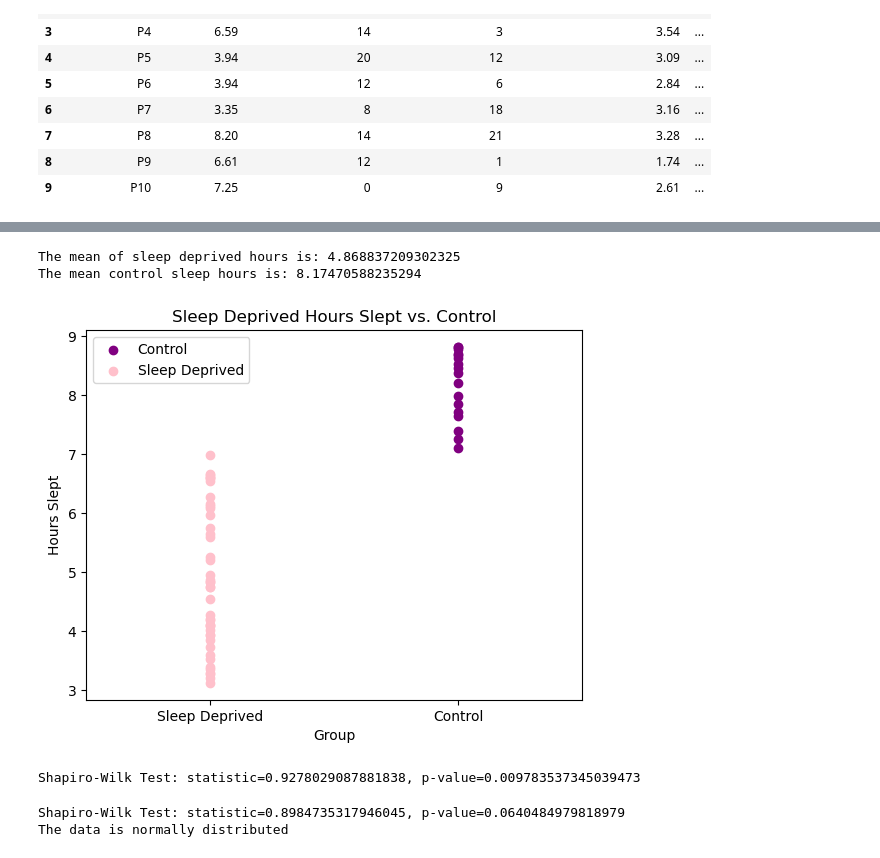
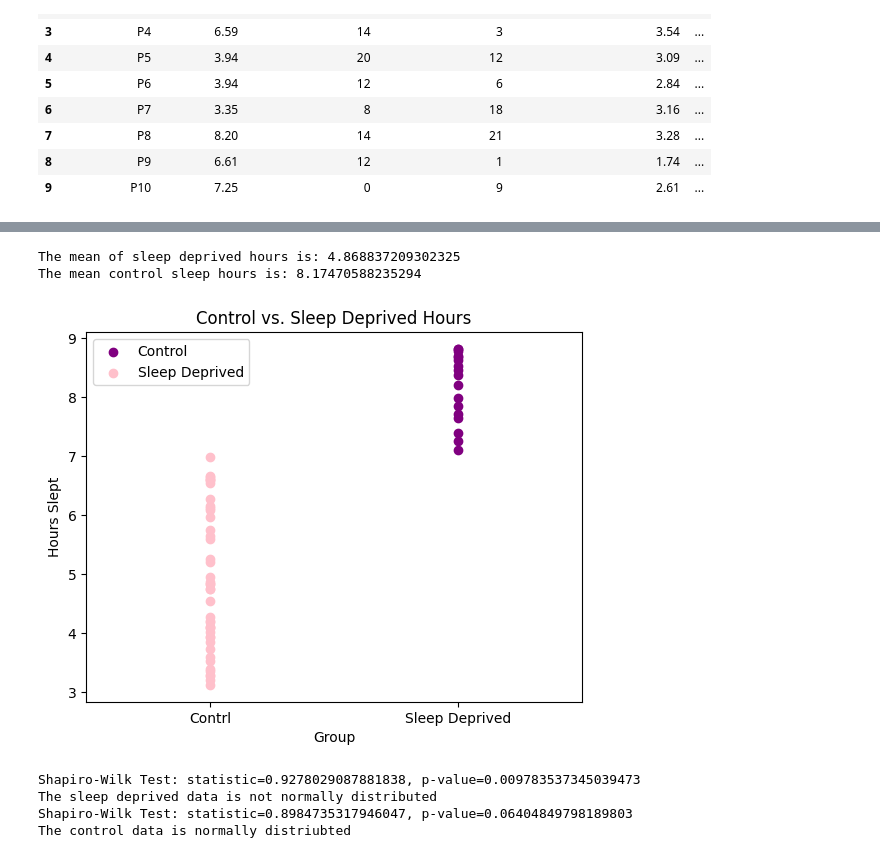
Before and after one commit to LeneMW/Python-Neuro-Biology-Practice, a Jupyter notebook: Neural Data Science/Kaggle Datasets/sleep_deprivation_data.ipynb, the cells around one changed output, grey strips where cells are left out. Cells and saved outputs as stored; diff of their text form; code cells hidden in the pictures.

```diff
--- a/Neural Data Science/Kaggle Datasets/sleep_deprivation_data.ipynb
+++ b/Neural Data Science/Kaggle Datasets/sleep_deprivation_data.ipynb
@@ -12,5 +35,7 @@ print(Path.cwd())
 # %%
-path = "/Users/lenewessel/Desktop/python_projects/sleep_deprivation_dataset/sleep_deprivation_dataset_detailed.csv"
+#Open the file
+
+path = "/home/moomin/Desktop/Kaggle Datasets/sleep_deprivation_dataset_detailed.csv"
 df = pd.read_csv(path)
 df.head(10)
 # %% [output]
@@ -98,39 +53,51 @@ Name: Sleep_Hours, dtype: float64
 # %%
-x_hrs_slept = [0]*len(hrs_slept)
+#How many hours did sleep-deprived vs. control sleep?
+
+deprived_hrs_slept = df['Sleep_Hours'][df['Sleep_Hours']<7.0] #create sleep deprived variable
+ctrl_hrs_slept = df['Sleep_Hours'][df['Sleep_Hours']>7.0] #create control variable
+
+x_deprived_hrs_slept = [0]*len(deprived_hrs_slept)
 x_ctrl_hrs_slept = [1]*len(ctrl_hrs_slept)
 
-mean_hrs_slept = np.mean(hrs_slept)
-mean_ctrl = np.mean(ctrl_hrs_slept)
-print('The mean of sleep deprived hours is:', mean_hrs_slept)
-print('The mean control sleep hours is:', mean_ctrl)
+mean_deprived_hrs_slept = np.mean(deprived_hrs_slept) #get the mean
+mean_ctrl_hrs_slept = np.mean(ctrl_hrs_slept)
+print('The mean of sleep deprived hours is:', mean_deprived_hrs_slept) #print the means
+print('The mean control sleep hours is:', mean_ctrl_hrs_slept)
 
-plt.scatter(x_ctrl_hrs_slept, ctrl_hrs_slept, label='Control', color='purple')
-plt.scatter(x_hrs_slept, hrs_slept, label='Sleep Deprived', color='pink')
+plt.scatter(x_ctrl_hrs_slept, ctrl_hrs_slept, label='Control', color='purple') #plot the graph
+plt.scatter(x_deprived_hrs_slept, deprived_hrs_slept, label='Sleep Deprived', color='pink')
 
-plt.title('Sleep Deprived Hours Slept vs. Control')
+plt.title('Control vs. Sleep Deprived Hours')
 plt.xlabel('Group')
 plt.ylabel('Hours Slept')
-plt.xticks([0,1], ['Sleep Deprived', 'Control'])
+plt.xticks([0,1], ['Contrl', 'Sleep Deprived'])
 plt.xlim(-0.5, 1.5)
 plt.legend()
 plt.show()
 # %% [output]
 The mean of sleep deprived hours is: 4.868837209302325
 The mean control sleep hours is: 8.17470588235294
-[figure, old version]
+[figure, new version]
-# %%
-stat, p = shapiro(hrs_slept)
-print(f"Shapiro-Wilk Test: statistic={stat}, p-value={p}")
-# %% [output]
-Shapiro-Wilk Test: statistic=0.9278029087881838, p-value=0.009783537345039473
 # %%
-stat, p = shapiro(ctrl_hrs_slept)
+#Is the data normally distributed?
+
+stat, p = shapiro(deprived_hrs_slept) #distribution of sleep deprived data
 print(f"Shapiro-Wilk Test: statistic={stat}, p-value={p}")
 
 if p < 0.05:
-    print("The data is not normally distributed")
+    print("The sleep deprived data is not normally distributed")
 else:
-    print("The data is normally distributed")
+    print("The sleep deprived data is normally distriubted")
+
+stat, p = shapiro(ctrl_hrs_slept) #distribution of control data
+print(f"Shapiro-Wilk Test: statistic={stat}, p-value={p}")
+
+if p < 0.05:
+    print("The control data is not normally distributed")
+else:
+    print("The control data is normally distriubted")
 # %% [output]
-Shapiro-Wilk Test: statistic=0.8984735317946045, p-value=0.0640484979818979
-The data is normally distributed
+Shapiro-Wilk Test: statistic=0.9278029087881838, p-value=0.009783537345039473
+The sleep deprived data is not normally distributed
+Shapiro-Wilk Test: statistic=0.8984735317946047, p-value=0.06404849798189803
+The control data is normally distriubted
```
Also changed, not shown: parts of 9 cells of this notebook.
